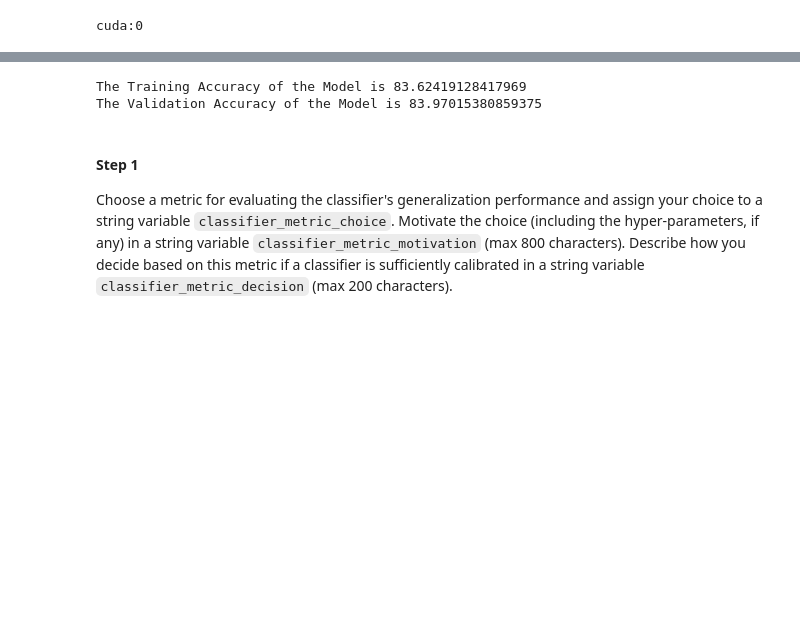
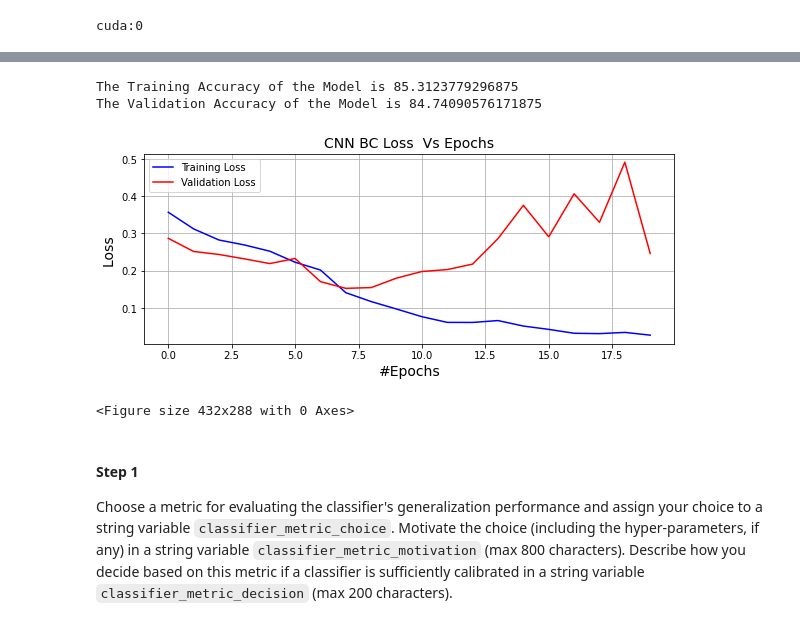
Before and after one commit to a-moharil/2IMN30-ML-for-Industry, a Jupyter notebook: calibration.ipynb, the cells around one changed output, grey strips where cells are left out. Saved outputs shown, nothing was run; the diff lists cells and outputs as text; code cells hidden in the pictures; blank space fills up the shorter version.

Commit message:
Trained binary classifn CNN

```diff
--- a/calibration.ipynb
+++ b/calibration.ipynb
@@ -268,7 +268,7 @@ def save_model_checkpoint(path, model, optimizer, val_loss ):
 
 def train(model, train_loader, val_loader, num_epochs, criterion, batch_size, device, path):
     best_val_loss = float("Inf")
-    train_loss, val_loss, train_acc, val_acc  = [], [], [], []
+    train_losses, val_losses, train_acc, val_acc  = [], [], [], []
     train_acc_list, val_acc_list = [], []
     cur_step = 0
 
@@ -282,7 +282,6 @@ def train(model, train_loader, val_loader, num_epochs, criterion, batch_size, de
             curr_train_loss= 0.0 # we need to clear the loss for every batch
             output = model.forward(inp)
             curr_train_loss = criterion(output.squeeze(1), targets.cuda()).to(device)
-            train_loss.append(curr_train_loss)
 
             running_train_loss +=curr_train_loss
 
@@ -296,6 +295,9 @@ def train(model, train_loader, val_loader, num_epochs, criterion, batch_size, de
             curr_train_loss.backward()
             optimizer.step()
 
+        avg_train_loss = running_train_loss/len(train_loader)
+        train_losses.append(avg_train_loss)
+
         #start the validation procedure
         running_val_loss = 0.0 #we need to clear the running_val_loss for every epoch
 
@@ -307,7 +309,6 @@ def train(model, train_loader, val_loader, num_epochs, criterion, batch_size, de
                 curr_val_loss = 0.0 # we need to clear the val loss for every batch
                 val_output = model.forward(val_inp)
                 curr_val_loss = criterion(val_output.squeeze(1), val_targets.cuda()).to(device)
-                val_loss.append(curr_val_loss)
 
                 #curr_val_acc = torch.sum(torch.eq(val_targets, torch.round(val_output)))
                 curr_val_acc = torch.sum(val_targets.cuda() == torch.round(val_output)).to(device)
@@ -317,10 +318,8 @@ def train(model, train_loader, val_loader, num_epochs, criterion, batch_size, de
 
                 val_acc_list.append(curr_val_acc)
 
-
-
-        avg_train_loss = running_train_loss/len(train_loader)
         avg_val_loss = running_val_loss/len(val_loader)
+        val_losses.append(avg_val_loss)
 
         print('Epoch [{}/{}],Train Loss: {:.4f}, Valid Loss: {:.8f}'.format(epoch+1, num_epochs, avg_train_loss, avg_val_loss))
         if avg_val_loss < best_val_loss:
@@ -328,13 +327,13 @@ def train(model, train_loader, val_loader, num_epochs, criterion, batch_size, de
             save_model_checkpoint(path, model, optimizer, best_val_loss)
 
     print('Finished Training Procedure')
-    return train_loss, val_loss, train_acc_list, val_acc_list
+    return train_losses, val_losses, train_acc_list, val_acc_list
 # %%
 import torch.optim as optim
 binary_classifier = CNN_Classifier().cuda()
 criterion = nn.BCELoss()
 optimizer = optim.Adam(binary_classifier.parameters(), lr = 6e-4)
-num_epochs = 600
+num_epochs = 20
 save_path = '/home/ambarish/Documents/2IMN30 ML IND/calibration/models/binary_classification_model.pt'
 obtained_train_loss, obtained_val_loss, obtained_train_acc, obtained_val_acc = train(binary_classifier, train_dataloader_binary, val_dataloader_binary,
                                         num_epochs, criterion, 10, device, save_path)
@@ -365,8 +364,26 @@ validation_accuracy = sum(obtained_val_acc)/len(obtained_val_acc)
 print(f'The Training Accuracy of the Model is {training_accuracy}')
 print(f'The Validation Accuracy of the Model is {validation_accuracy}')
 # %% [output]
-The Training Accuracy of the Model is 83.62419128417969
-The Validation Accuracy of the Model is 83.97015380859375
+The Training Accuracy of the Model is 85.3123779296875
+The Validation Accuracy of the Model is 84.74090576171875
+# %%
+converted_train_loss = [tensor.detach().item() for tensor in obtained_train_loss]
+converted_val_loss = [tensor.detach().item() for tensor in obtained_val_loss]
+fig = plt.gcf()
+fig.set_size_inches(9.5, 3.5)
+plt.plot(range(0,num_epochs),converted_train_loss, label = "Training Loss", color = "blue")
+plt.plot(range(0,num_epochs),converted_val_loss, label = "Validation Loss", color = "red")
+plt.title('CNN BC Loss  Vs Epochs', fontsize=14)
+plt.xlabel('#Epochs', fontsize=14)
+plt.ylabel('Loss ', fontsize=14)
+plt.grid(True)
+plt.legend()
+plt.show()
+fig.savefig('Loss.png')
+fig = plt.gcf()
+# %% [output]
+[figure, added]
+<Figure size 432x288 with 0 Axes>
 # %% [markdown]
 #### Step 1
 
```
Also changed, not shown: parts of 1 cell of this notebook.
